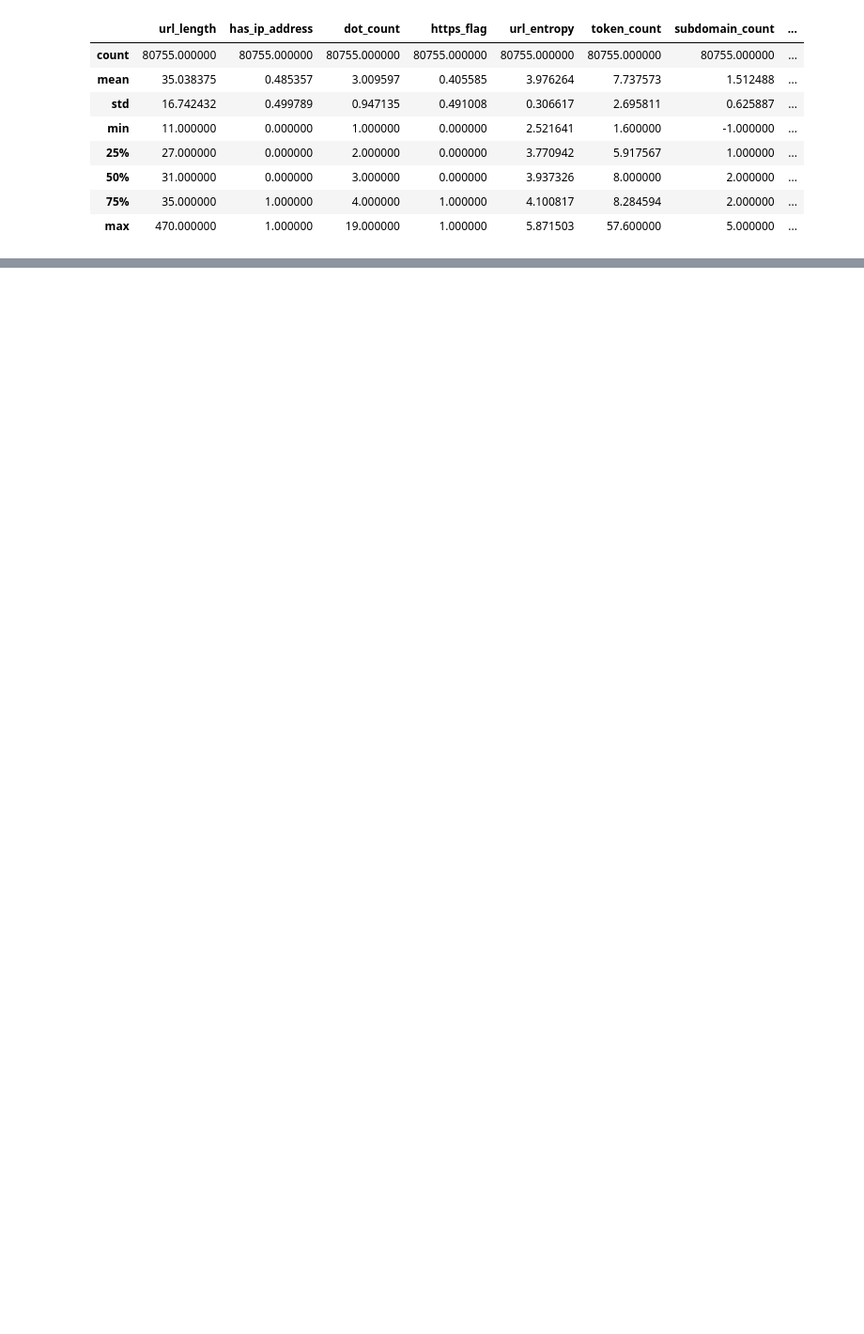
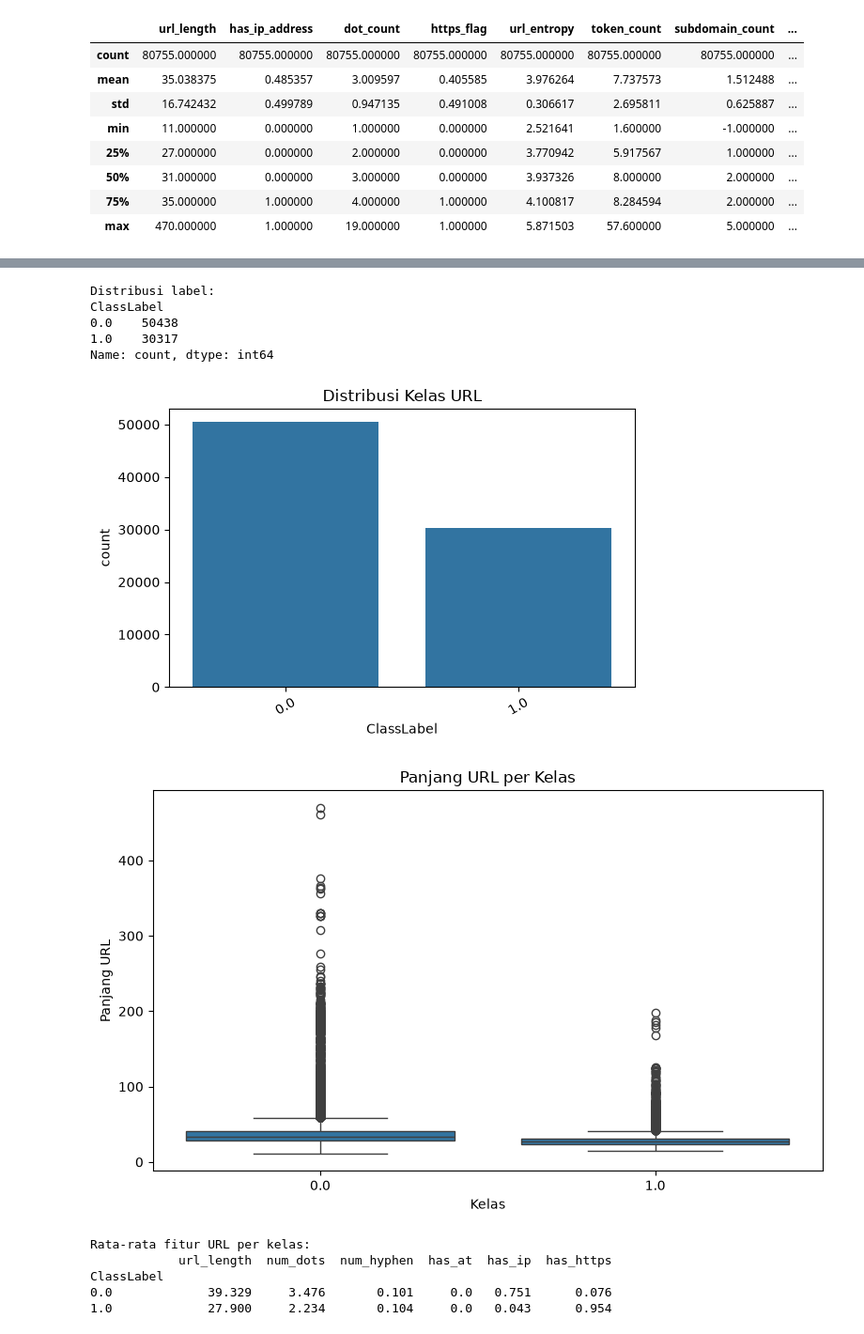
Before and after one commit to AlvinWjy25/phishing-classifcation-SE-final-project, a Jupyter notebook: backend/notebooks/EDA.ipynb, the cells around one changed output, grey strips where cells are left out. Shown at 94% size. Drawn from its saved outputs; the diff is of its cells as text; code cells hidden in the pictures; blank space fills up the shorter version.

Commit message:
feat: added modelling, evaluation, data exploration description, and model comparison, and simulate model load & predict

```diff
--- a/backend/notebooks/EDA.ipynb
+++ b/backend/notebooks/EDA.ipynb
@@ -83,0 +111,57 @@ df.describe()
+# %%
+# EDA: karakteristik URL phishing vs aman
+
+df['url_length'] = df['URL'].str.len()
+df['num_dots'] = df['URL'].str.count(r'\.')
+df['num_hyphen'] = df['URL'].str.count(r'-')
+df['has_at'] = df['URL'].str.contains('@', case=False)
+df['has_ip'] = df['URL'].str.contains(r':\/\/\d+\.\d+\.\d+\.\d+', case=False, regex=True)
+df['has_https'] = df['URL'].str.lower().str.startswith('https')
+
+print('Distribusi label:')
+print(df['ClassLabel'].value_counts())
+
+plt.figure(figsize=(6, 4))
+sns.countplot(data=df, x='ClassLabel')
+plt.title('Distribusi Kelas URL')
+plt.xticks(rotation=30)
+plt.tight_layout()
+plt.show()
+
+plt.figure(figsize=(8, 5))
+sns.boxplot(data=df, x='ClassLabel', y='url_length')
+plt.title('Panjang URL per Kelas')
+plt.ylabel('Panjang URL')
+plt.xlabel('Kelas')
+plt.tight_layout()
+plt.show()
+
+eda_summary = df.groupby('ClassLabel')[['url_length', 'num_dots', 'num_hyphen', 'has_at', 'has_ip', 'has_https']].mean().round(3)
+print('\nRata-rata fitur URL per kelas:')
+print(eda_summary)
+
+# visualisasi ringkas fitur boolean
+feature_cols = ['has_at', 'has_ip', 'has_https']
+plot_df = df.groupby('ClassLabel')[feature_cols].mean().reset_index()
+plot_df = plot_df.melt(id_vars='ClassLabel', var_name='feature', value_name='ratio')
+
+plt.figure(figsize=(8, 5))
+sns.barplot(data=plot_df, x='feature', y='ratio', hue='ClassLabel')
+plt.title('Proporsi Fitur URL yang Umum pada Setiap Kelas')
+plt.ylabel('Proporsi')
+plt.xlabel('Fitur')
+plt.tight_layout()
+plt.show()
+# %% [output]
+Distribusi label:
+ClassLabel
+0.0    50438
+1.0    30317
+Name: count, dtype: int64
+[figure, added]
+[figure, added]
+Rata-rata fitur URL per kelas:
+            url_length  num_dots  num_hyphen  has_at  has_ip  has_https
+ClassLabel
+0.0             39.329     3.476       0.101     0.0   0.751      0.076
+1.0             27.900     2.234       0.104     0.0   0.043      0.954
```
Also changed, not shown: parts of 21 cells of this notebook.
